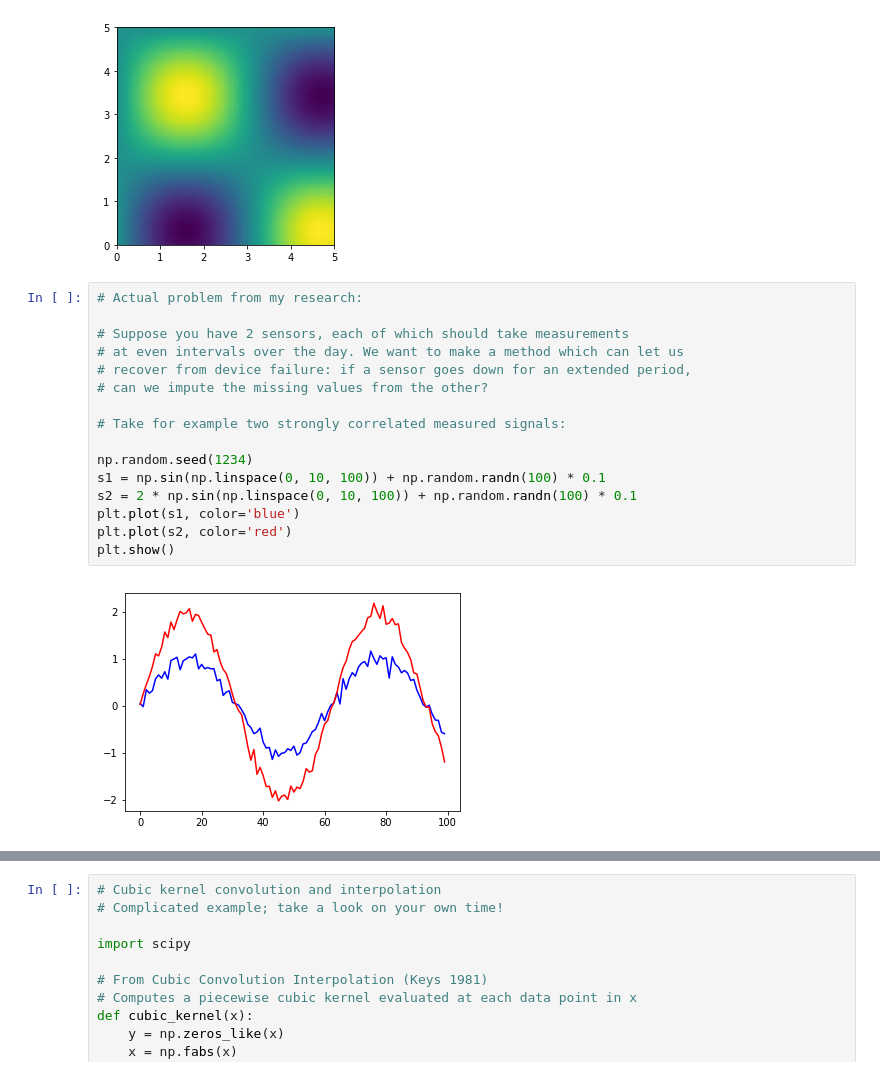
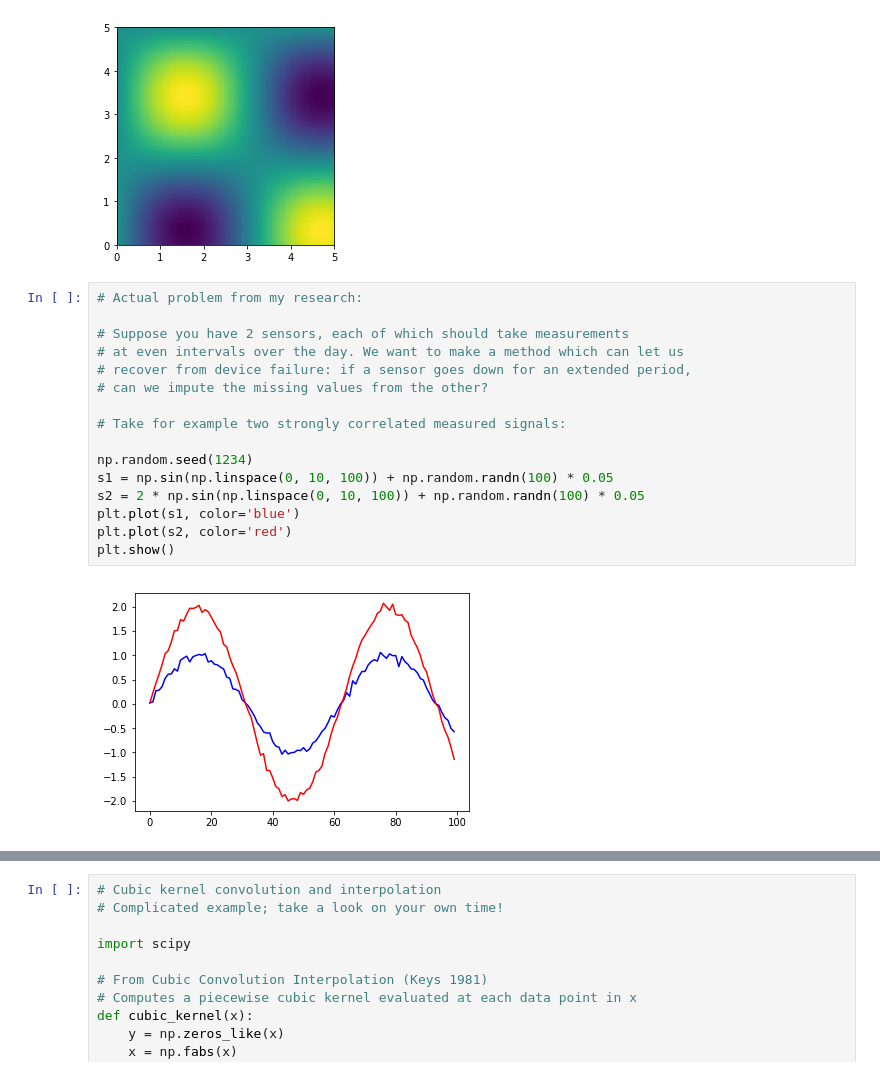
Before and after one commit to vlad17/np-learn, a Jupyter notebook: presentation.ipynb, the cells around one changed output, grey strips where cells are left out. Drawn from its saved outputs; the diff is of its cells as text.

```diff
--- a/presentation.ipynb
+++ b/presentation.ipynb
@@ -741,21 +741,21 @@ plt.show()
 # %%
 # Actual problem from my research:
 
 # Suppose you have 2 sensors, each of which should take measurements
 # at even intervals over the day. We want to make a method which can let us
 # recover from device failure: if a sensor goes down for an extended period,
 # can we impute the missing values from the other?
 
 # Take for example two strongly correlated measured signals:
 
 np.random.seed(1234)
-s1 = np.sin(np.linspace(0, 10, 100)) + np.random.randn(100) * 0.1
-s2 = 2 * np.sin(np.linspace(0, 10, 100)) + np.random.randn(100) * 0.1
+s1 = np.sin(np.linspace(0, 10, 100)) + np.random.randn(100) * 0.05
+s2 = 2 * np.sin(np.linspace(0, 10, 100)) + np.random.randn(100) * 0.05
 plt.plot(s1, color='blue')
 plt.plot(s2, color='red')
 plt.show()
 # %% [output]
-[figure, old version]
+[figure, new version]
 # %%
 # Simulate a failure in sensor 2 for a random 40-index period
 
```
Also changed, not shown: parts of 11 cells of this notebook.
